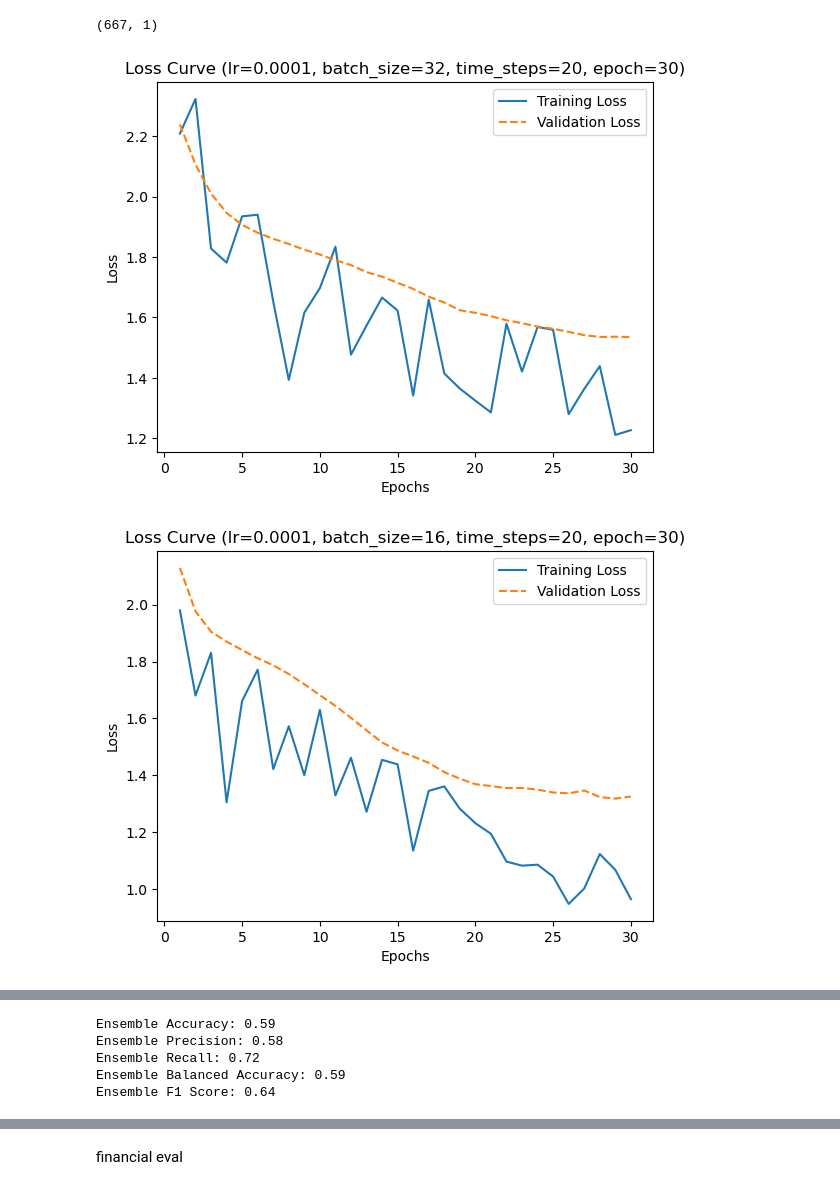
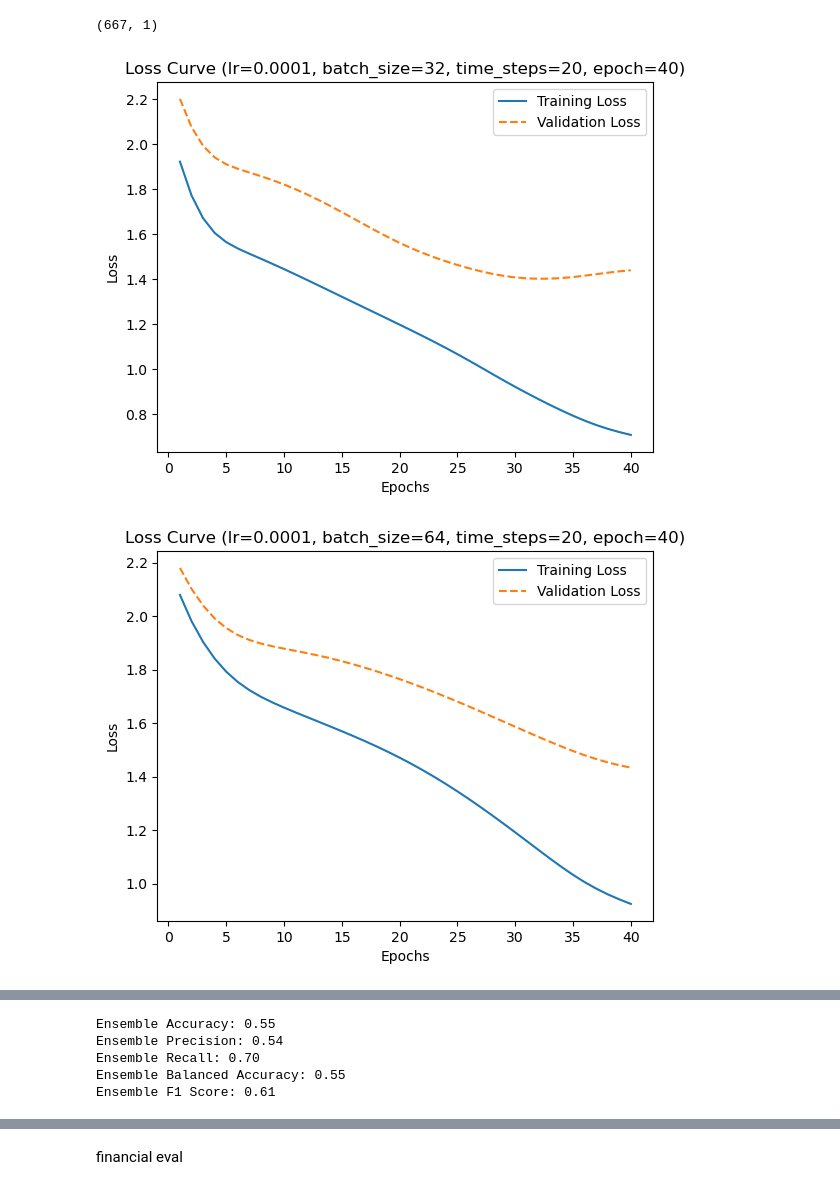
Before and after one commit to halilvibrahim/stock_movement, a Jupyter notebook: Ensemble_Models/EBAY_Ensemble.ipynb, the cells around one changed output, grey strips where cells are left out. Saved outputs shown, nothing was run; the diff lists cells and outputs as text; code cells hidden in the pictures.

Commit message:
ebay ensemble works

```diff
--- a/Ensemble_Models/EBAY_Ensemble.ipynb
+++ b/Ensemble_Models/EBAY_Ensemble.ipynb
@@ -91,9 +91,9 @@ import matplotlib.pyplot as plt
 
 # Define model parameters
 learning_rates = [0.0001]
-epochs = [30, 35]
+epochs = [40, 35]
 time_steps = [20, 15]
-batch_sizes = [32, 16]
+batch_sizes = [32, 64]
 
 # Create combinations of parameters (learning rate, epochs, time steps, batch size)
 combinations = list(product(learning_rates, epochs, time_steps, batch_sizes))
@@ -180,32 +180,32 @@ for lr, epoch_count, time_step, batch_size in combinations:
             y_test_pred = model(X_test_tensor)[:, -1, -1]
             val_loss = criterion(y_test_pred, y_test.to(device)).item()
             validation_losses.append(val_loss)
 
         #print(f"Epoch {epoch + 1}/{epoch_count}, Loss: {avg_loss}, Validation Loss: {val_loss}")
 
     # Plot the training loss curve
     plt.figure()
     plt.plot(range(1, epoch_count + 1), train_losses, label='Training Loss')
     plt.plot(range(1, epoch_count + 1), validation_losses, label='Validation Loss', linestyle='--')
     plt.xlabel('Epochs')
     plt.ylabel('Loss')
     plt.title(f'Loss Curve (lr={lr}, batch_size={batch_size}, time_steps={time_step}, epoch={epoch_count})')
     plt.legend()
     plt.show()
 
     # Test mode and prediction
     model.eval()
     X_test_tensor = X_test.clone().detach().to(device).view(-1, time_step, 1)
 
     with torch.no_grad():
         y_test_pred = model(X_test_tensor)[:, -1, -1].cpu().numpy()
         y_test_pred = y_test_pred.reshape(-1, 1)
         y_test_pred = scaler.inverse_transform(y_test_pred)
         y_test_binary_pred = np.where(y_test_pred > 0, 1, 0)
         ensemble_results.append(y_test_binary_pred)
 
 # Convert predictions to a numpy array for further processing
 ensemble_results = np.array(ensemble_results)
 # %% [output]
-[figure, old version]
+[figure, new version]
-[figure, old version]
+[figure, new version]
@@ -250,11 +250,11 @@ print(f"Ensemble Recall: {recall:.2f}")
 print(f"Ensemble Balanced Accuracy: {balanced_accuracy:.2f}")
 print(f"Ensemble F1 Score: {f1:.2f}")
 # %% [output]
-Ensemble Accuracy: 0.59
-Ensemble Precision: 0.58
-Ensemble Recall: 0.72
-Ensemble Balanced Accuracy: 0.59
-Ensemble F1 Score: 0.64
+Ensemble Accuracy: 0.55
+Ensemble Precision: 0.54
+Ensemble Recall: 0.70
+Ensemble Balanced Accuracy: 0.55
+Ensemble F1 Score: 0.61
 # %%
 from sklearn.metrics import confusion_matrix, ConfusionMatrixDisplay
 cm = confusion_matrix(y_test_binary, majority_voting_predictions)
```
Also changed, not shown: parts of 4 cells of this notebook.
